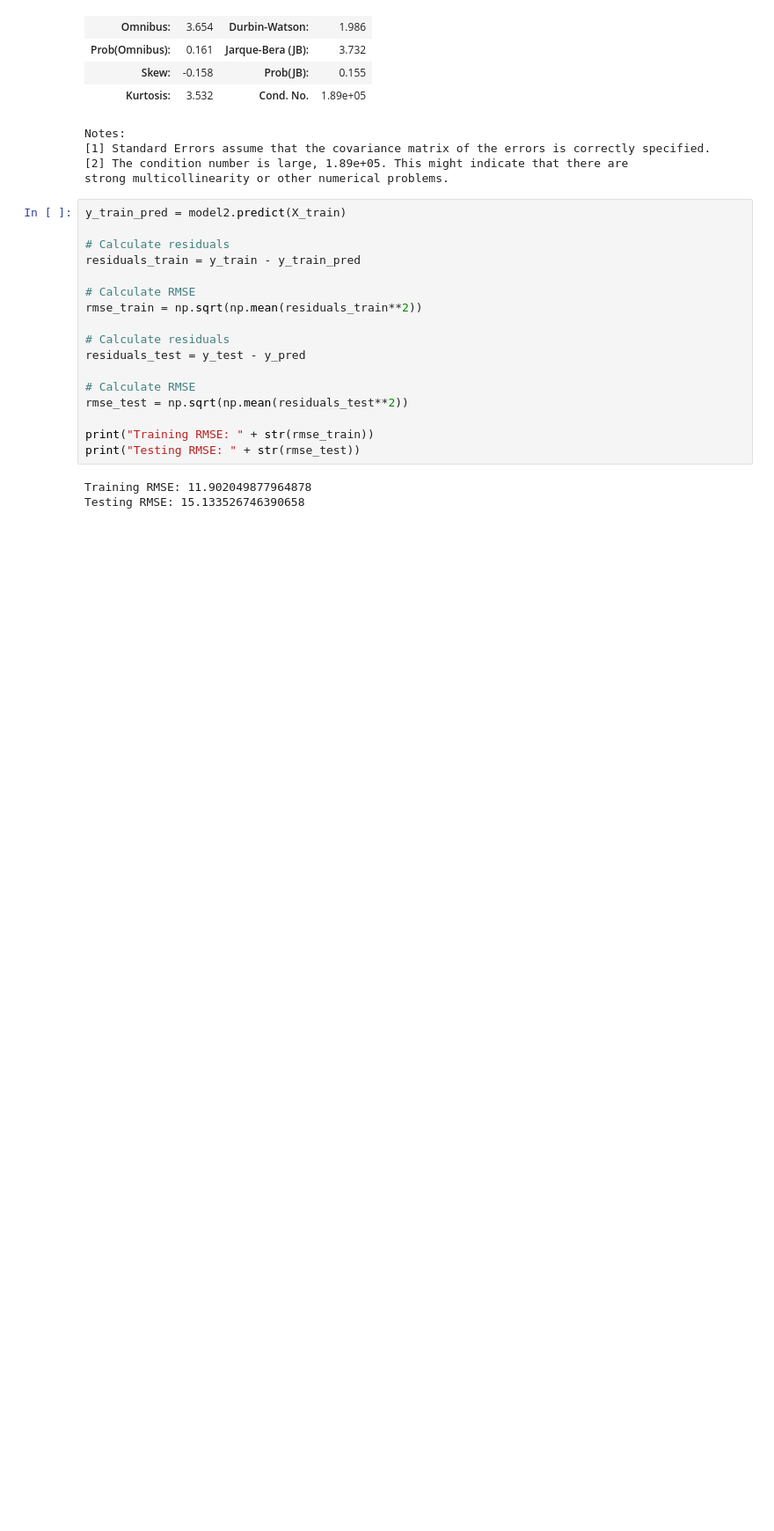
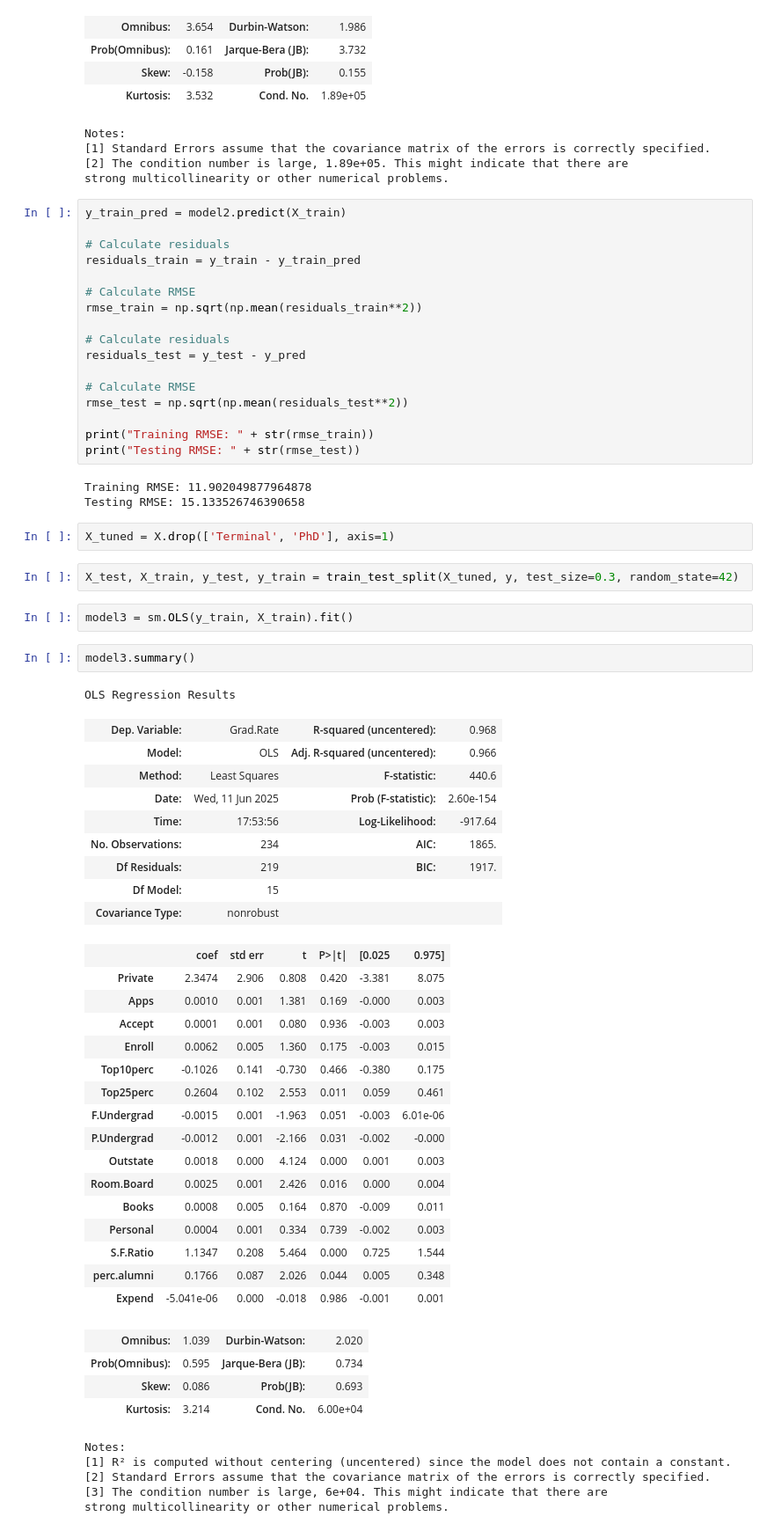
Before and after one commit to kenclements/SEAS6414-SUMMER-25, a Jupyter notebook: src/Assignment2.ipynb, the cells around one changed output. Shown at 88% size. Cells and saved outputs as stored; diff of their text form; blank space fills up the shorter version.

```diff
--- a/src/Assignment2.ipynb
+++ b/src/Assignment2.ipynb
@@ -326,3 +390,47 @@ print("Testing RMSE: " + str(rmse_test))
 # %% [output]
 Training RMSE: 11.902049877964878
 Testing RMSE: 15.133526746390658
+# %%
+X_tuned = X.drop(['Terminal', 'PhD'], axis=1)
+# %%
+X_test, X_train, y_test, y_train = train_test_split(X_tuned, y, test_size=0.3, random_state=42)
+# %%
+model3 = sm.OLS(y_train, X_train).fit()
+# %%
+model3.summary()
+# %% [output]
+OLS Regression Results
+| Dep. Variable: | Grad.Rate | R-squared (uncentered): | 0.968 |
+| Model: | OLS | Adj. R-squared (uncentered): | 0.966 |
+| Method: | Least Squares | F-statistic: | 440.6 |
+| Date: | Wed, 11 Jun 2025 | Prob (F-statistic): | 2.60e-154 |
+| Time: | 17:53:56 | Log-Likelihood: | -917.64 |
+| No. Observations: | 234 | AIC: | 1865. |
+| Df Residuals: | 219 | BIC: | 1917. |
+| Df Model: | 15 |  |  |
+| Covariance Type: | nonrobust |  |  |
+|  | coef | std err | t | P>|t| | [0.025 | 0.975] |
+| Private | 2.3474 | 2.906 | 0.808 | 0.420 | -3.381 | 8.075 |
+| Apps | 0.0010 | 0.001 | 1.381 | 0.169 | -0.000 | 0.003 |
+| Accept | 0.0001 | 0.001 | 0.080 | 0.936 | -0.003 | 0.003 |
+| Enroll | 0.0062 | 0.005 | 1.360 | 0.175 | -0.003 | 0.015 |
+| Top10perc | -0.1026 | 0.141 | -0.730 | 0.466 | -0.380 | 0.175 |
+| Top25perc | 0.2604 | 0.102 | 2.553 | 0.011 | 0.059 | 0.461 |
+| F.Undergrad | -0.0015 | 0.001 | -1.963 | 0.051 | -0.003 | 6.01e-06 |
+| P.Undergrad | -0.0012 | 0.001 | -2.166 | 0.031 | -0.002 | -0.000 |
+| Outstate | 0.0018 | 0.000 | 4.124 | 0.000 | 0.001 | 0.003 |
+| Room.Board | 0.0025 | 0.001 | 2.426 | 0.016 | 0.000 | 0.004 |
+| Books | 0.0008 | 0.005 | 0.164 | 0.870 | -0.009 | 0.011 |
+| Personal | 0.0004 | 0.001 | 0.334 | 0.739 | -0.002 | 0.003 |
+| S.F.Ratio | 1.1347 | 0.208 | 5.464 | 0.000 | 0.725 | 1.544 |
+| perc.alumni | 0.1766 | 0.087 | 2.026 | 0.044 | 0.005 | 0.348 |
+| Expend | -5.041e-06 | 0.000 | -0.018 | 0.986 | -0.001 | 0.001 |
+| Omnibus: | 1.039 | Durbin-Watson: | 2.020 |
+| Prob(Omnibus): | 0.595 | Jarque-Bera (JB): | 0.734 |
+| Skew: | 0.086 | Prob(JB): | 0.693 |
+| Kurtosis: | 3.214 | Cond. No. | 6.00e+04 |
+Notes:
+[1] R² is computed without centering (uncentered) since the model does not contain a constant.
+[2] Standard Errors assume that the covariance matrix of the errors is correctly specified.
+[3] The condition number is large, 6e+04. This might indicate that there are
+strong multicollinearity or other numerical problems.
```
Also changed, not shown: parts of 16 cells of this notebook, 1 other file.
